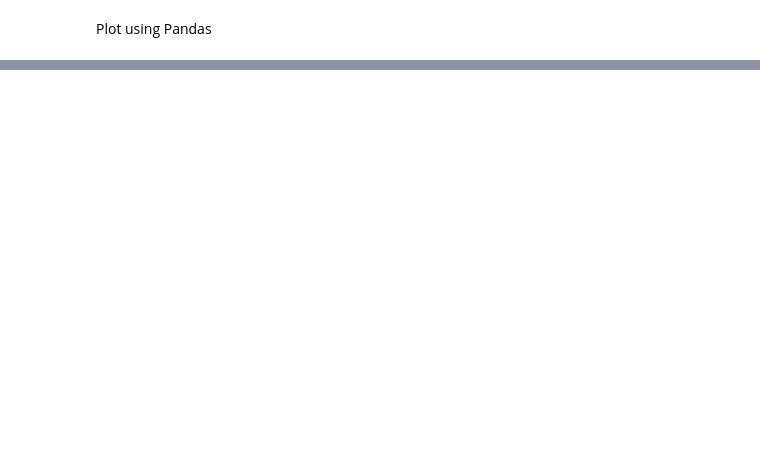
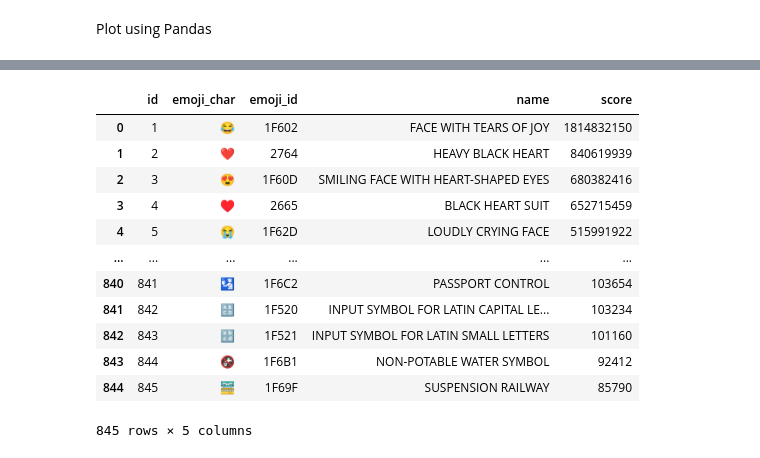
Before and after one commit to skunnath2020/class_work, a Jupyter notebook: Code/Stu_Plotting.ipynb, the cells around one changed output, grey strips where cells are left out. Saved outputs shown, nothing was run; the diff lists cells and outputs as text; code cells hidden in the pictures; blank space fills up the shorter version.

```diff
--- a/Code/Stu_Plotting.ipynb
+++ b/Code/Stu_Plotting.ipynb
@@ -93,3 +145,19 @@ Plot using Pandas
 # %%
 # BONUS: Use Pandas `read_sql_query` to load a query statement directly into the DataFrame
-# YOUR CODE HERE
+conn=engine.connect()
+new_df=pd.read_sql('select * from emoji', conn)
+new_df
+# %% [output]
+|  | id | emoji_char | emoji_id | name | score |
+| 0 | 1 | 😂 | 1F602 | FACE WITH TEARS OF JOY | 1814832150 |
+| 1 | 2 | ❤️ | 2764 | HEAVY BLACK HEART | 840619939 |
+| 2 | 3 | 😍 | 1F60D | SMILING FACE WITH HEART-SHAPED EYES | 680382416 |
+| 3 | 4 | ♥️ | 2665 | BLACK HEART SUIT | 652715459 |
+| 4 | 5 | 😭 | 1F62D | LOUDLY CRYING FACE | 515991922 |
+| ... | ... | ... | ... | ... | ... |
+| 840 | 841 | 🛂 | 1F6C2 | PASSPORT CONTROL | 103654 |
+| 841 | 842 | 🔠 | 1F520 | INPUT SYMBOL FOR LATIN CAPITAL LE... | 103234 |
+| 842 | 843 | 🔡 | 1F521 | INPUT SYMBOL FOR LATIN SMALL LETTERS | 101160 |
+| 843 | 844 | 🚱 | 1F6B1 | NON-POTABLE WATER SYMBOL | 92412 |
+| 844 | 845 | 🚟 | 1F69F | SUSPENSION RAILWAY | 85790 |
+845 rows × 5 columns
```
Also changed, not shown: parts of 6 cells of this notebook.
